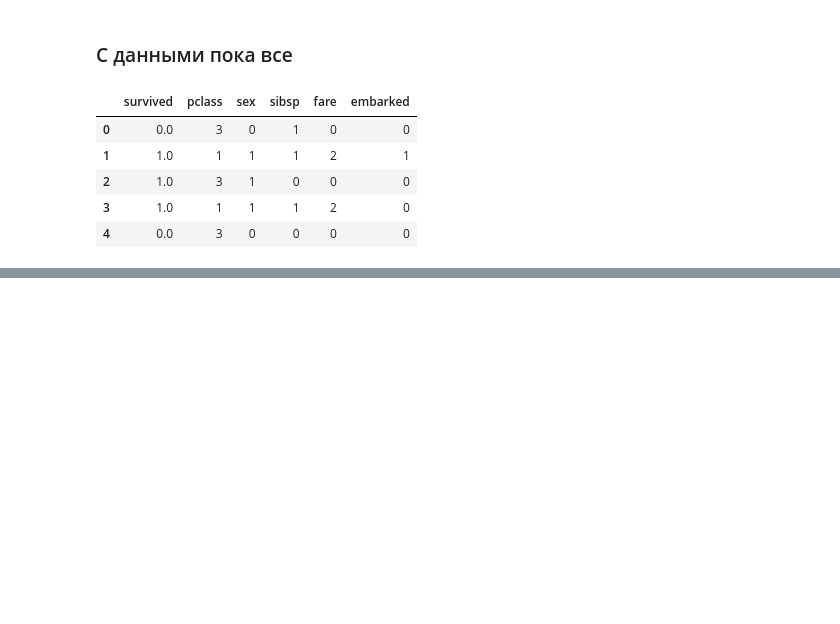
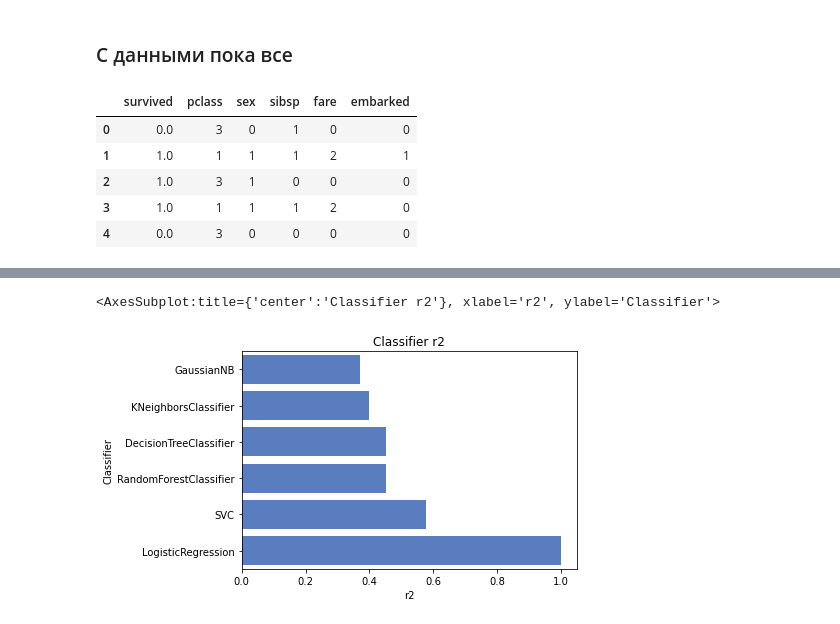
Before and after one commit to acashi/Titanic, a Jupyter notebook: Titanic.ipynb, the cells around one changed output, grey strips where cells are left out. Drawn from its saved outputs; the diff is of its cells as text; code cells hidden in the pictures; blank space fills up the shorter version.

```diff
--- a/Titanic.ipynb
+++ b/Titanic.ipynb
@@ -507,0 +507,30 @@ sns.barplot(x='f1', y='Classifier', data=log.sort_values(by='f1'), color="b")
+# %%
+log_cols = ["Classifier", "r2"]
+log = pd.DataFrame(columns=log_cols)
+
+X_train, X_test, y_train, y_test = train_df.drop(columns='survived'), test_df.drop(columns='survived'), \
+    train_df.survived, test_y.Survived
+acc_dict = {}
+
+for clf in classifiers:
+    name = clf.__class__.__name__
+    clf.fit(X_train, y_train)
+    train_predictions = clf.predict(X_test)
+    acc = r2_score(y_test, train_predictions)
+    if name in acc_dict:
+        acc_dict[name] += acc
+    else:
+        acc_dict[name] = acc
+
+for clf in acc_dict:
+    log_entry = pd.DataFrame([[clf, acc_dict[clf]]], columns=log_cols)
+    log = log.append(log_entry)
+
+plt.xlabel('r2')
+plt.title('Classifier r2')
+
+sns.set_color_codes("muted")
+sns.barplot(x='r2', y='Classifier', data=log.sort_values(by='r2'), color="b")
+# %% [output]
+<AxesSubplot:title={'center':'Classifier r2'}, xlabel='r2', ylabel='Classifier'>
+[figure, added]
```
Also changed, not shown: parts of 3 cells of this notebook.
